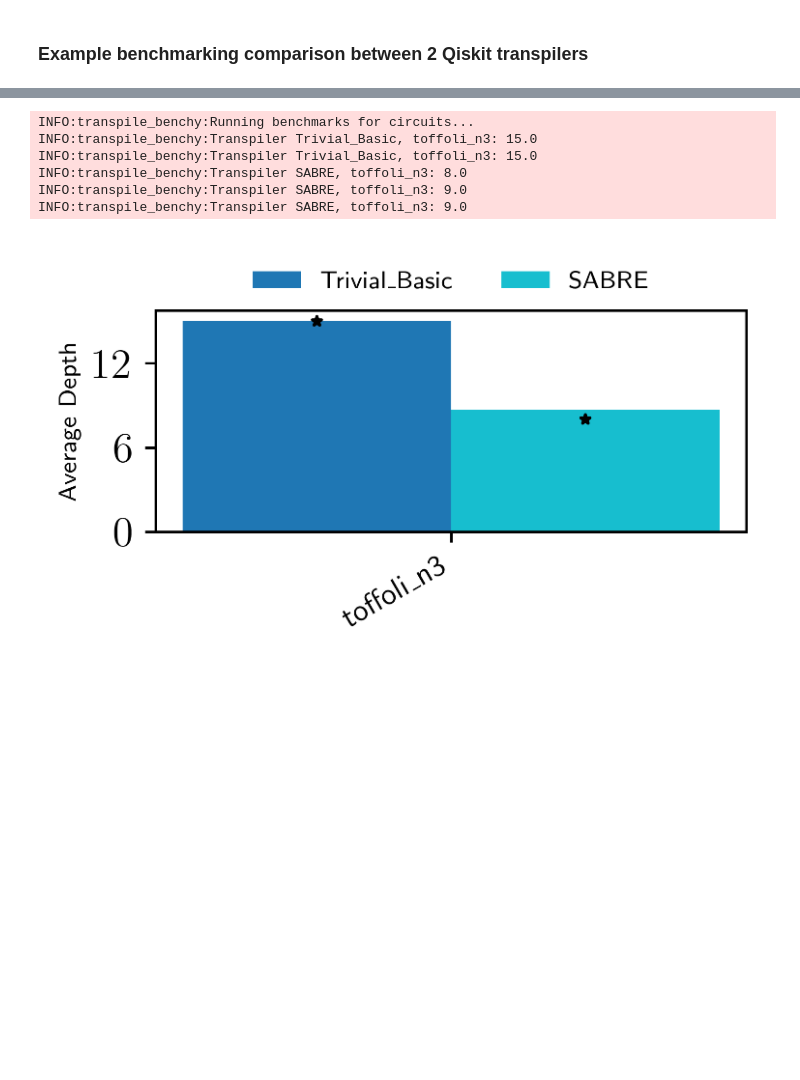
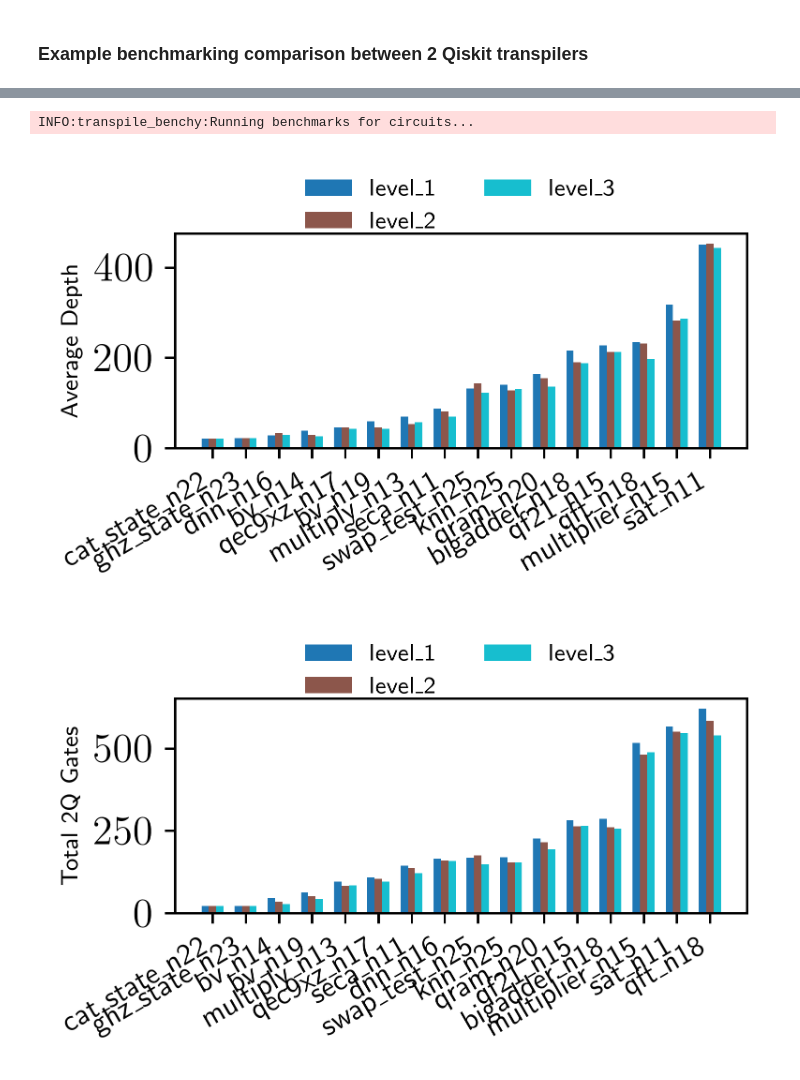
Before and after one commit to evmckinney9/transpile_benchy, a Jupyter notebook: src/notebooks/main.ipynb, the cells around one changed output, grey strips where cells are left out. Drawn from its saved outputs; the diff is of its cells as text; code cells hidden in the pictures; blank space fills up the shorter version.

Commit message:
refactor metrics and runner, adds baseline qiskit, closes #15

```diff
--- a/src/notebooks/main.ipynb
+++ b/src/notebooks/main.ipynb
@@ -94,31 +20,32 @@ class SABRE(CustomPassManager):
-# %%
-import logging
-from transpile_benchy.benchmark import Benchmark
-
-# Create a specific logger for transpile_benchy and set its level to DEBUG
-transpile_benchy_logger = logging.getLogger("transpile_benchy")
-# transpile_benchy_logger.setLevel(logging.DEBUG)
-transpile_benchy_logger.setLevel(logging.INFO)
-
-# Silence the qiskit logger by setting its level to WARNING or higher
-qiskit_logger = logging.getLogger("qiskit")
-qiskit_logger.setLevel(logging.WARNING)
-
-benchmark = Benchmark(
-    [Trivial_Basic(coupling=coupling_map), SABRE(coupling=coupling_map)],
-    [qasm_bench],
-    [depth_metric],
-    transpile_benchy_logger,
-)
-benchmark.run()
-# %% [output]
-INFO:transpile_benchy:Running benchmarks for circuits...
-INFO:transpile_benchy:Transpiler Trivial_Basic, toffoli_n3: 15.0
-INFO:transpile_benchy:Transpiler Trivial_Basic, toffoli_n3: 15.0
-INFO:transpile_benchy:Transpiler SABRE, toffoli_n3: 8.0
-INFO:transpile_benchy:Transpiler SABRE, toffoli_n3: 9.0
-INFO:transpile_benchy:Transpiler SABRE, toffoli_n3: 9.0
-# %%
-benchmark.plot(save=True)
-# %% [output]
-[figure, removed]
+# %%
+from transpile_benchy.metrics.gate_counts import DepthMetric, TotalMetric
+
+depth_metric = DepthMetric()
+total_metric = TotalMetric()
+
+from qiskit.transpiler import CouplingMap
+
+coupling_map = CouplingMap.from_heavy_hex(5)
+# %%
+from transpile_benchy.passmanagers.qiskit_baseline import QiskitBaseline
+
+baseline1 = QiskitBaseline(optimization_level=1, coupling_map=coupling_map)
+baseline2 = QiskitBaseline(optimization_level=2, coupling_map=coupling_map)
+baseline3 = QiskitBaseline(optimization_level=3, coupling_map=coupling_map)
+# %%
+benchmark = Benchmark(
+    transpilers=[baseline1, baseline2, baseline3],
+    metrics=[depth_metric, total_metric],
+    submodules=[qasm_bench],  # FIXME, use Library
+    logger=transpile_benchy_logger,
+)
+benchmark.run()
+# %% [output]
+INFO:transpile_benchy:Running benchmarks for circuits...
+# %%
+from transpile_benchy.render import plot_benchmark
+
+plot_benchmark(benchmark)
+# %% [output]
+[figure, added]
+[figure, added]
```
Also changed, not shown: parts of 3 cells of this notebook, 9 other files.
